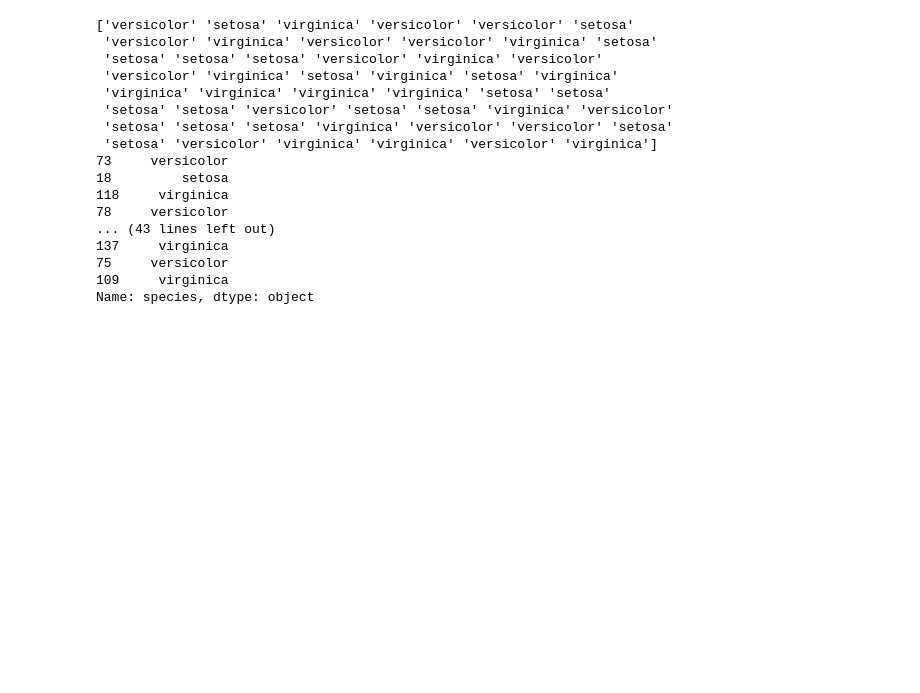
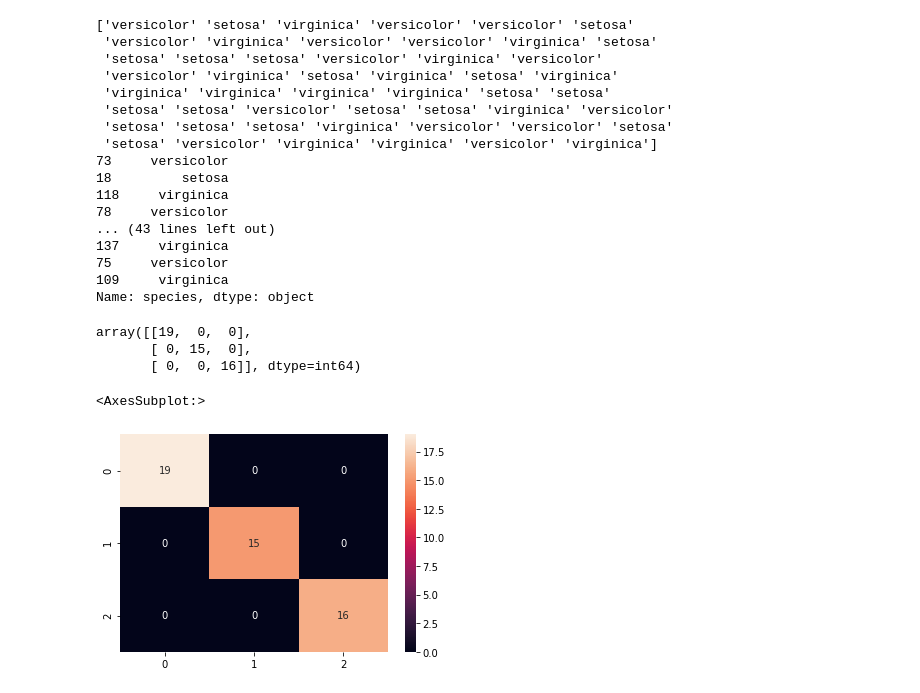
Before and after one commit to imflok2/playground_archive, a Jupyter notebook: flower.ipynb, the cells around one changed output. Cells and saved outputs as stored; diff of their text form; code cells hidden in the pictures; blank space fills up the shorter version.

```diff
--- a/flower.ipynb
+++ b/flower.ipynb
@@ -86,0 +89,11 @@ Name: species, dtype: object
+# %%
+confusion_matrix(y_pred,y_test)
+# %% [output]
+array([[19,  0,  0],
+       [ 0, 15,  0],
+       [ 0,  0, 16]], dtype=int64)
+# %%
+s.heatmap()confusion_matrix(y_pred,y_test), aannot= True
+# %% [output]
+<AxesSubplot:>
+[figure, added]
```
Also changed, not shown: parts of 1 cell of this notebook, 1 other file.
